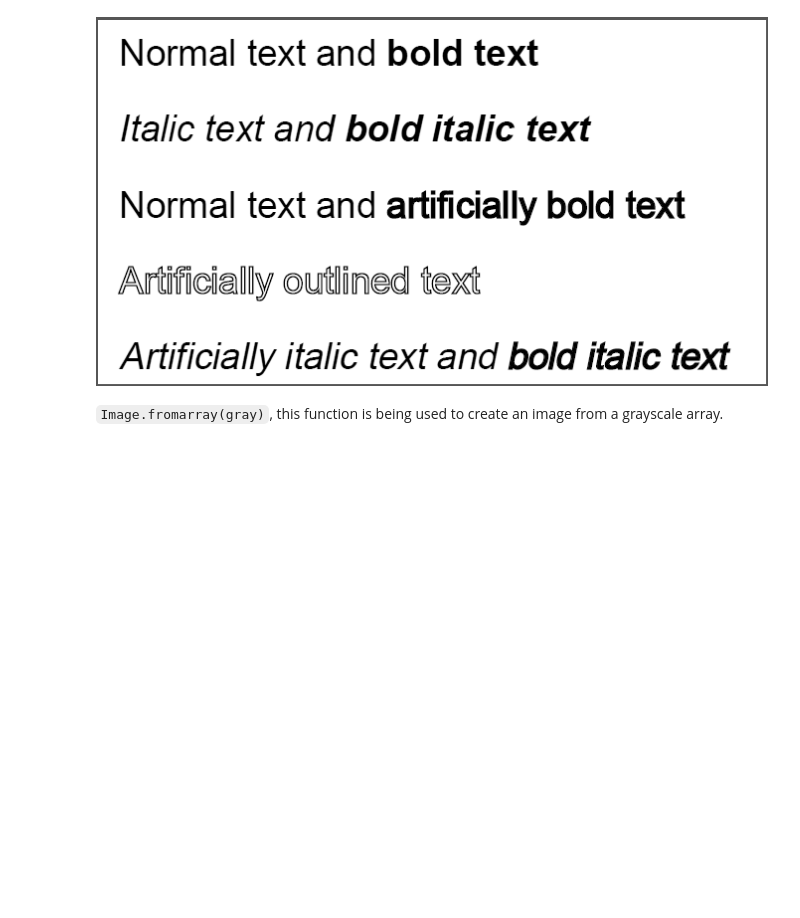
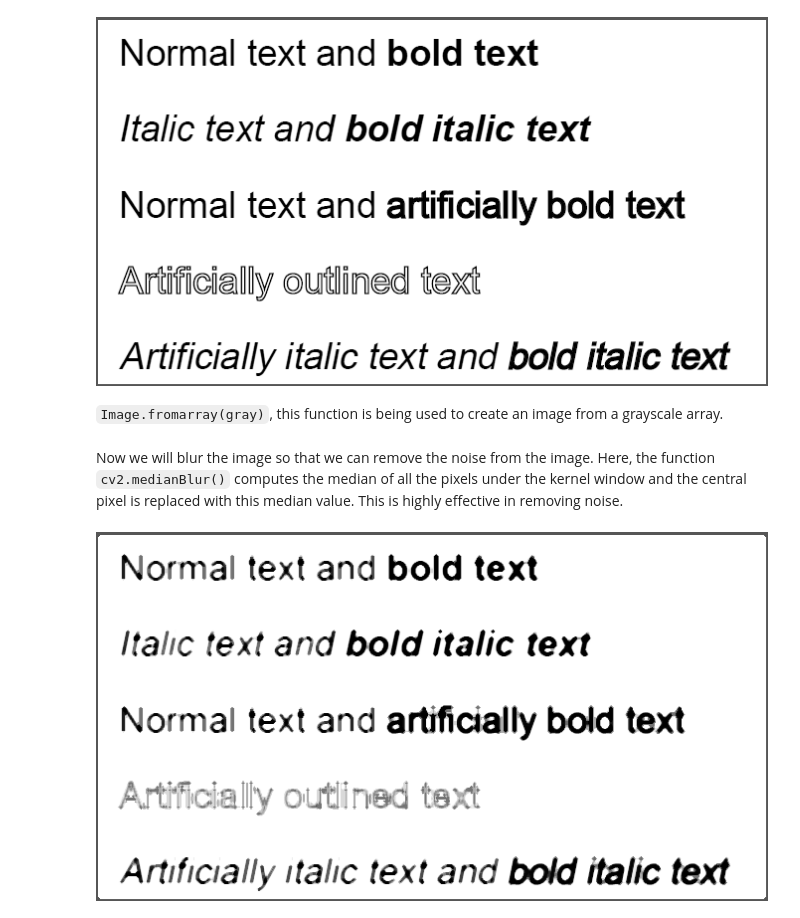
Before and after one commit to KiarashKiani79/Text-Extraction-From-Images-Application, a Jupyter notebook: text_extractor.ipynb, the cells around one changed output. Cells and saved outputs as stored; diff of their text form; code cells hidden in the pictures; blank space fills up the shorter version.

Commit message:
apply noise removal & thresholding

```diff
--- a/text_extractor.ipynb
+++ b/text_extractor.ipynb
@@ -139,3 +139,11 @@ Image.fromarray(gray)
 [figure]
 # %% [markdown]
 `Image.fromarray(gray)`, this function is being used to create an image from a grayscale array.
+# %% [markdown]
+Now we will blur the image so that we can remove the noise from the image. Here, the function `cv2.medianBlur()` computes the median of all the pixels under the kernel window and the central pixel is replaced with this median value. This is highly effective in removing noise.
+# %%
+# remove noise
+noise = cv2.medianBlur(gray,5)
+Image.fromarray(noise)
+# %% [output]
+[figure, added]
```
Also changed, not shown: parts of 2 cells of this notebook.
